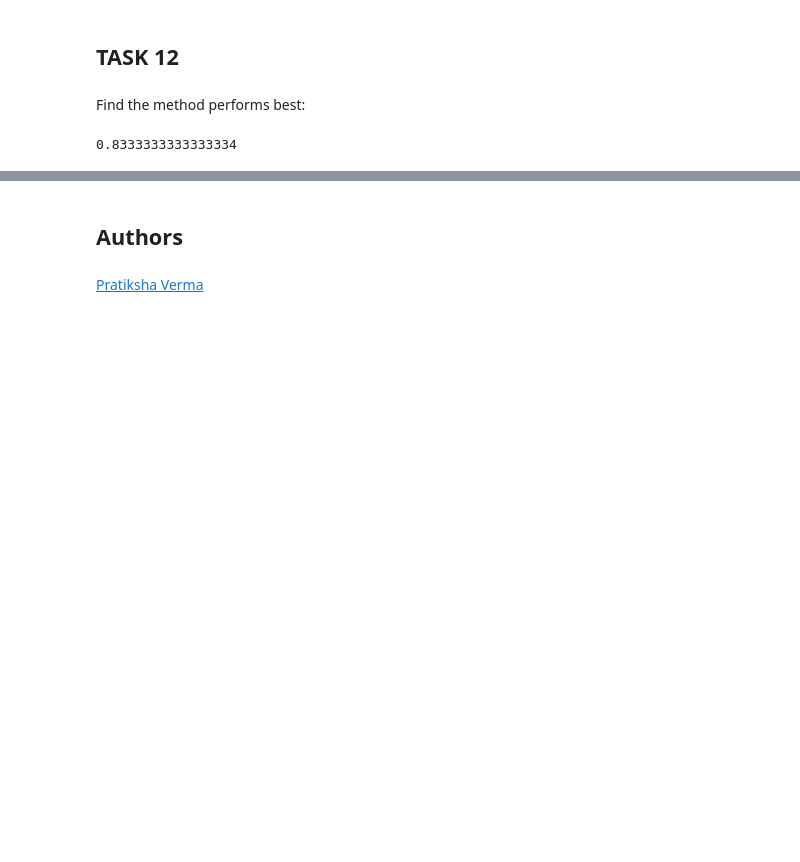
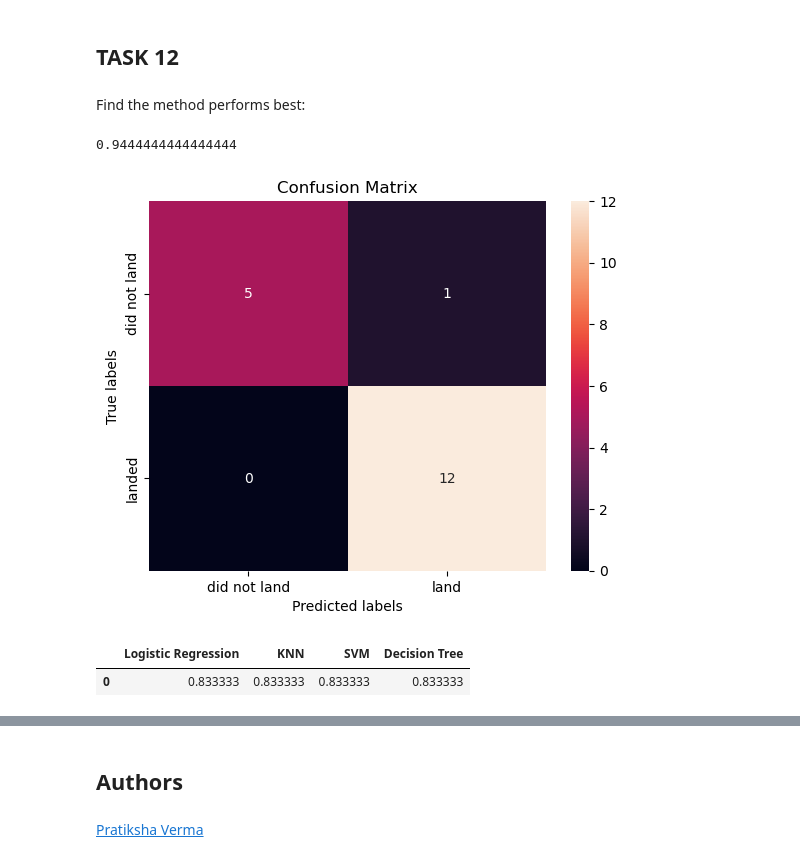
Before and after one commit to MinhDucNguyen9705/Competition_with_SpaceX, a Jupyter notebook: Machine_learning.ipynb, the cells around one changed output, grey strips where cells are left out. Drawn from its saved outputs; the diff is of its cells as text; code cells hidden in the pictures; blank space fills up the shorter version.

```diff
--- a/Machine_learning.ipynb
+++ b/Machine_learning.ipynb
@@ -368,8 +368,13 @@ plot_confusion_matrix(y_test,yhat)
 # %% [markdown]
 Find the method performs best:
 # %%
-best_model = DecisionTreeClassifier(criterion= 'entropy', max_depth= 4, max_features= 'sqrt', min_samples_leaf= 1, min_samples_split= 2, splitter= 'random')
+best_model = DecisionTreeClassifier(criterion= 'entropy', max_depth= 2, max_features= 'sqrt', min_samples_leaf= 1, min_samples_split= 5, splitter= 'best')
 best_model.fit(X_train, y_train)
 best_model.score(X_test, y_test)
 # %% [output]
-0.8333333333333334
+0.9444444444444444
+# %%
+yhat = best_model.predict(X_test)
+plot_confusion_matrix(y_test,yhat)
+# %% [output]
+[figure, added]
@@ -375,0 +383,5 @@ best_model.score(X_test, y_test)
+# %%
+scores
+# %% [output]
+|  | Logistic Regression | KNN | SVM | Decision Tree |
+| 0 | 0.833333 | 0.833333 | 0.833333 | 0.833333 |
```
Also changed, not shown: parts of 6 cells of this notebook.
